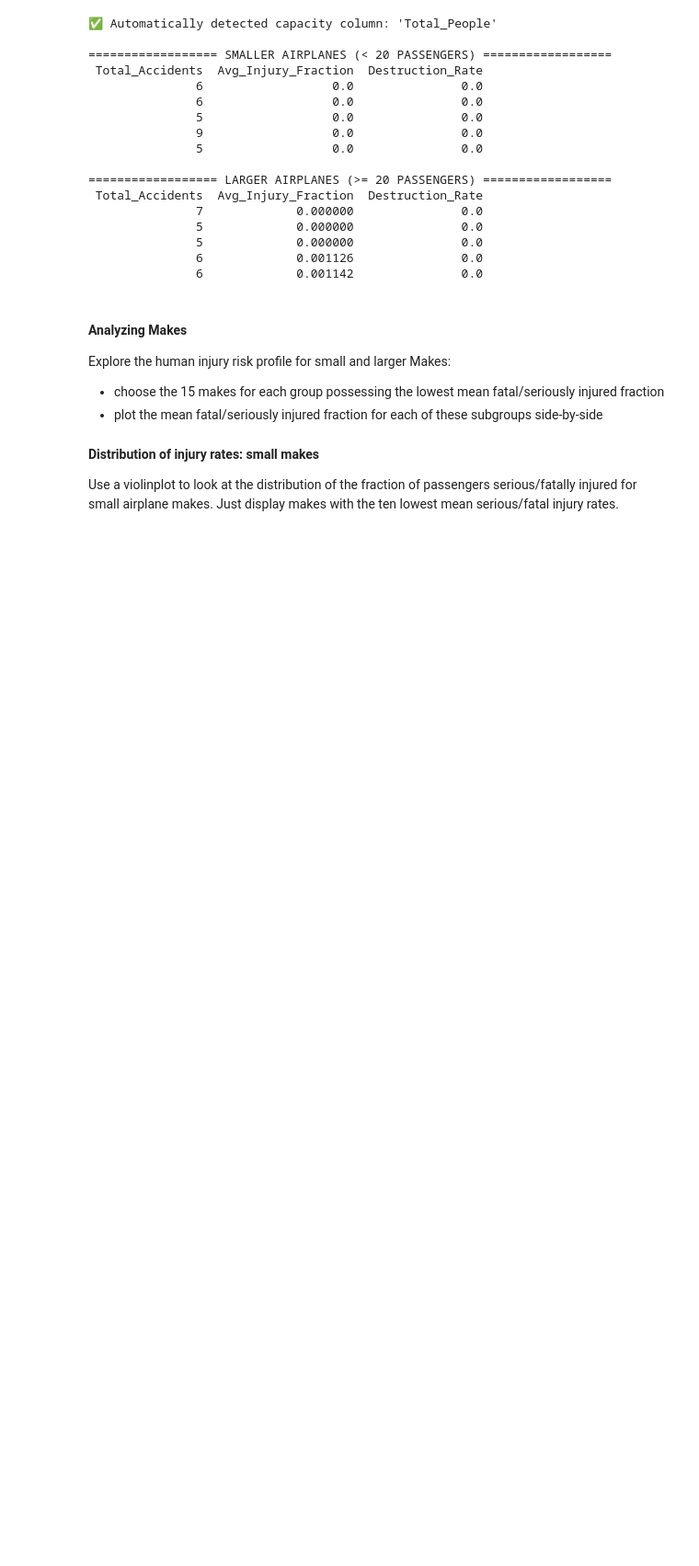
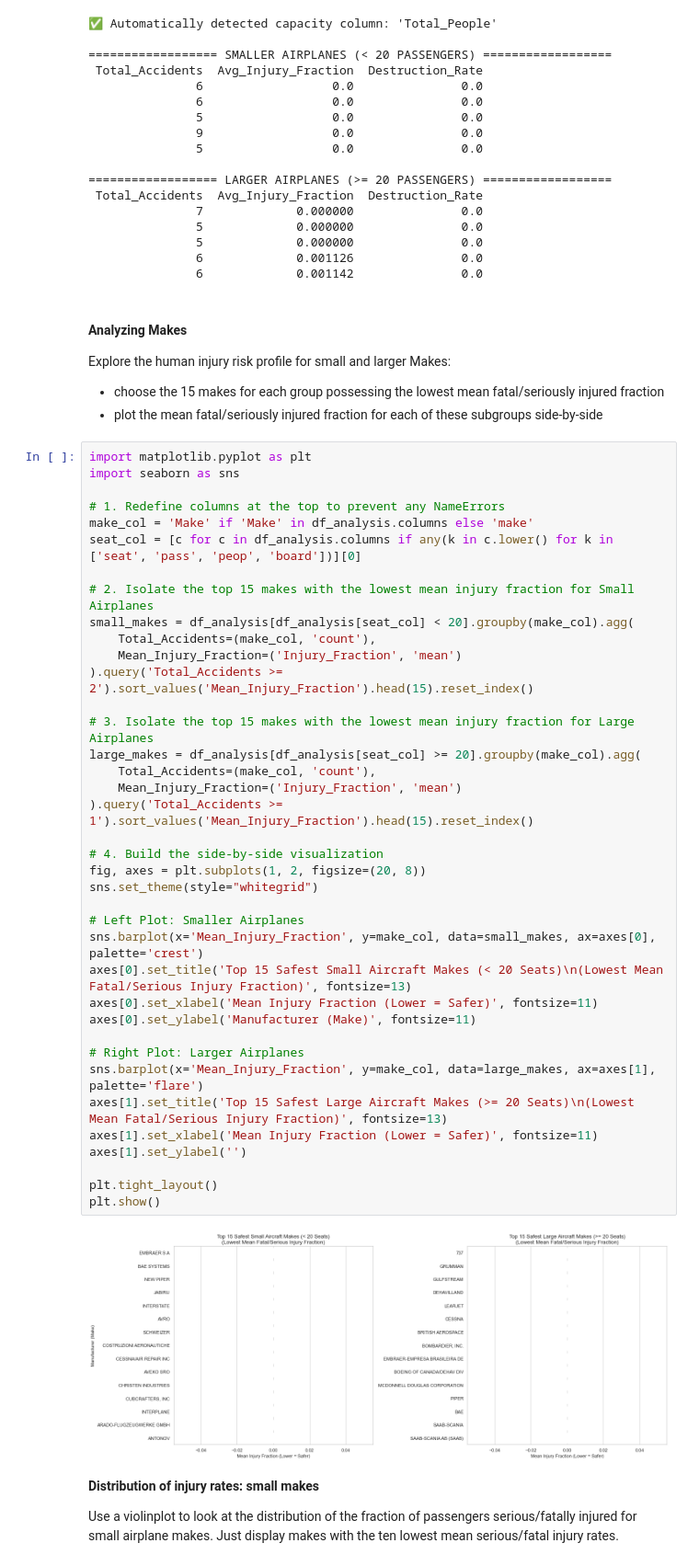
Before and after one commit to JoelOmambiaNyaata/dsc-course0-m8-lab, a Jupyter notebook: Aviation_Accidents_Data_Analysis.ipynb, the cells around one changed output. Shown at 92% size. Cells and saved outputs as stored; diff of their text form; blank space fills up the shorter version.

Commit message:
I have done Manufacturer analysis and injury distribution violin plots.

```diff
--- a/Aviation_Accidents_Data_Analysis.ipynb
+++ b/Aviation_Accidents_Data_Analysis.ipynb
@@ -97,6 +97,46 @@ if seat_col != "YOUR_COLUMN_NAME":
 Explore the human injury risk profile for small and larger Makes:
 - choose the 15 makes for each group possessing the lowest mean fatal/seriously injured fraction
 - plot the mean fatal/seriously injured fraction for each of these subgroups side-by-side
+# %%
+import matplotlib.pyplot as plt
+import seaborn as sns
+
+# 1. Redefine columns at the top to prevent any NameErrors
+make_col = 'Make' if 'Make' in df_analysis.columns else 'make'
+seat_col = [c for c in df_analysis.columns if any(k in c.lower() for k in ['seat', 'pass', 'peop', 'board'])][0]
+
+# 2. Isolate the top 15 makes with the lowest mean injury fraction for Small Airplanes
+small_makes = df_analysis[df_analysis[seat_col] < 20].groupby(make_col).agg(
+    Total_Accidents=(make_col, 'count'),
+    Mean_Injury_Fraction=('Injury_Fraction', 'mean')
+).query('Total_Accidents >= 2').sort_values('Mean_Injury_Fraction').head(15).reset_index()
+
+# 3. Isolate the top 15 makes with the lowest mean injury fraction for Large Airplanes
+large_makes = df_analysis[df_analysis[seat_col] >= 20].groupby(make_col).agg(
+    Total_Accidents=(make_col, 'count'),
+    Mean_Injury_Fraction=('Injury_Fraction', 'mean')
+).query('Total_Accidents >= 1').sort_values('Mean_Injury_Fraction').head(15).reset_index()
+
+# 4. Build the side-by-side visualization
+fig, axes = plt.subplots(1, 2, figsize=(20, 8))
+sns.set_theme(style="whitegrid")
+
+# Left Plot: Smaller Airplanes
+sns.barplot(x='Mean_Injury_Fraction', y=make_col, data=small_makes, ax=axes[0], palette='crest')
+axes[0].set_title('Top 15 Safest Small Aircraft Makes (< 20 Seats)\n(Lowest Mean Fatal/Serious Injury Fraction)', fontsize=13)
+axes[0].set_xlabel('Mean Injury Fraction (Lower = Safer)', fontsize=11)
+axes[0].set_ylabel('Manufacturer (Make)', fontsize=11)
+
+# Right Plot: Larger Airplanes
+sns.barplot(x='Mean_Injury_Fraction', y=make_col, data=large_makes, ax=axes[1], palette='flare')
+axes[1].set_title('Top 15 Safest Large Aircraft Makes (>= 20 Seats)\n(Lowest Mean Fatal/Serious Injury Fraction)', fontsize=13)
+axes[1].set_xlabel('Mean Injury Fraction (Lower = Safer)', fontsize=11)
+axes[1].set_ylabel('')
+
+plt.tight_layout()
+plt.show()
+# %% [output]
+[figure, added]
 # %% [markdown]
 **Distribution of injury rates: small makes**
 
```
Also changed, not shown: parts of 2 cells of this notebook.
